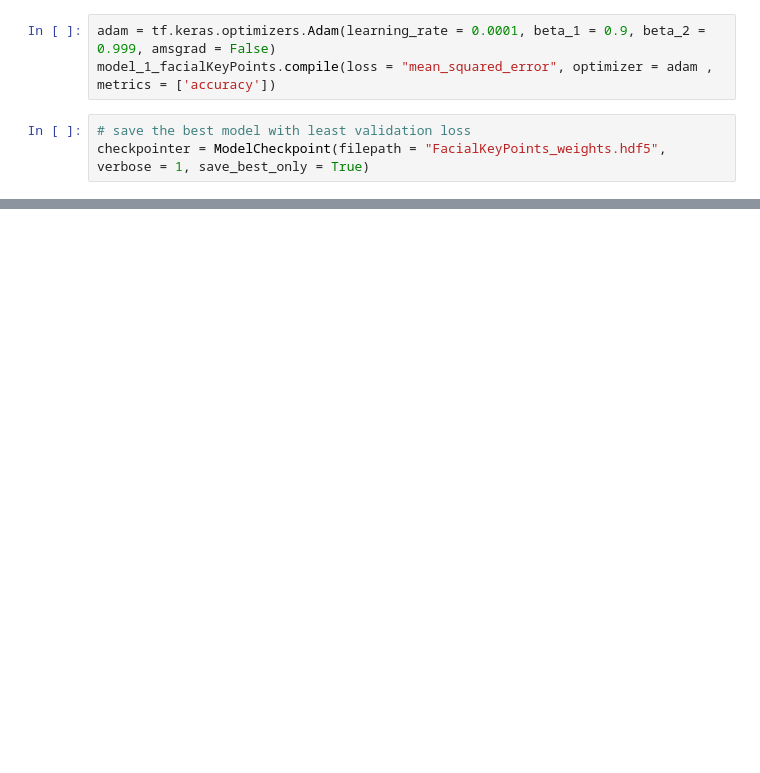
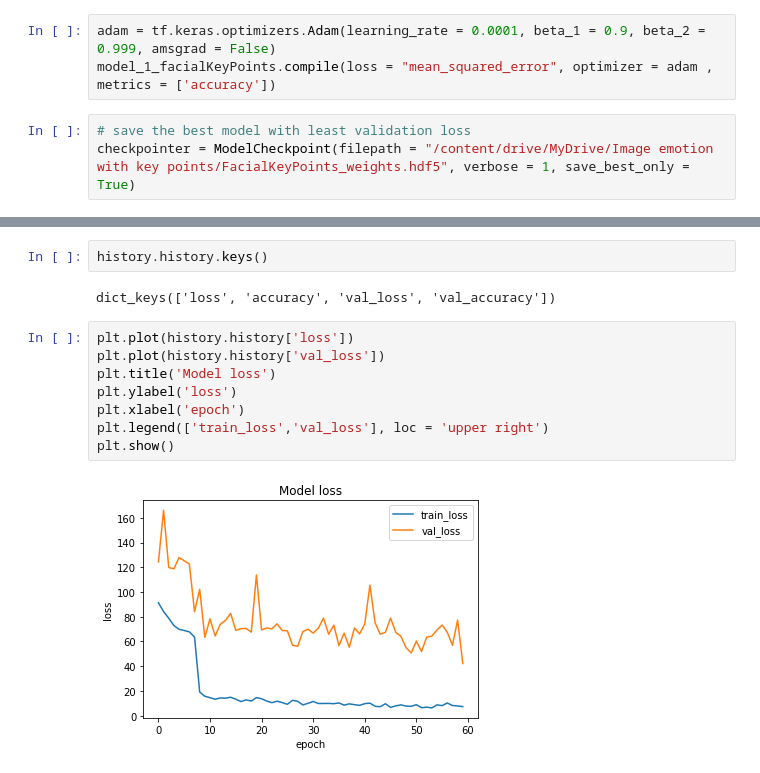
Before and after one commit to aritra741/Image-emotion-with-key-facial-points, a Jupyter notebook: Image_Emotion_Detection.ipynb, the cells around one changed output, grey strips where cells are left out. Saved outputs shown, nothing was run; the diff lists cells and outputs as text; blank space fills up the shorter version.

Commit message:
Key points model assesed

```diff
--- a/Image_Emotion_Detection.ipynb
+++ b/Image_Emotion_Detection.ipynb
@@ -340,7 +340,7 @@ adam = tf.keras.optimizers.Adam(learning_rate = 0.0001, beta_1 = 0.9, beta_2 = 0
 model_1_facialKeyPoints.compile(loss = "mean_squared_error", optimizer = adam , metrics = ['accuracy'])
 # %%
 # save the best model with least validation loss
-checkpointer = ModelCheckpoint(filepath = "FacialKeyPoints_weights.hdf5", verbose = 1, save_best_only = True)
+checkpointer = ModelCheckpoint(filepath = "/content/drive/MyDrive/Image emotion with key points/FacialKeyPoints_weights.hdf5", verbose = 1, save_best_only = True)
 # %%
 history = model_1_facialKeyPoints.fit(X_train, y_train, batch_size = 32, epochs = 60, validation_split = 0.05, callbacks=[checkpointer])
 # %% [output]
@@ -367,0 +383,14 @@ Epoch 00060: val_loss did not improve from 45.76429
+# %%
+history.history.keys()
+# %% [output]
+dict_keys(['loss', 'accuracy', 'val_loss', 'val_accuracy'])
+# %%
+plt.plot(history.history['loss'])
+plt.plot(history.history['val_loss'])
+plt.title('Model loss')
+plt.ylabel('loss')
+plt.xlabel('epoch')
+plt.legend(['train_loss','val_loss'], loc = 'upper right')
+plt.show()
+# %% [output]
+[figure, added]
```
Also changed, not shown: parts of 3 cells of this notebook.
